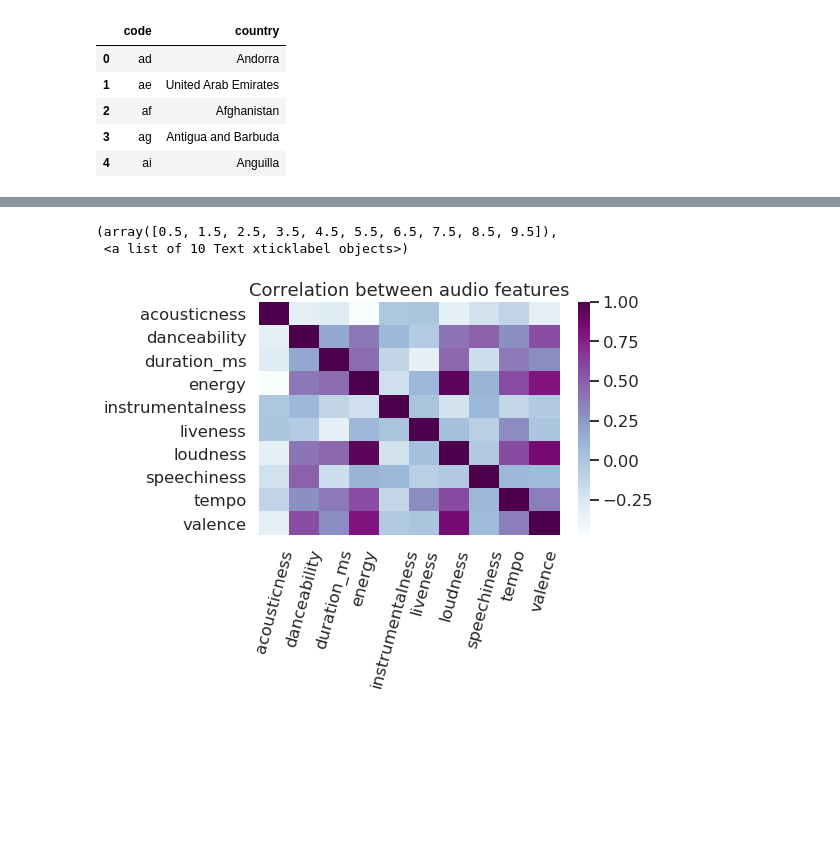
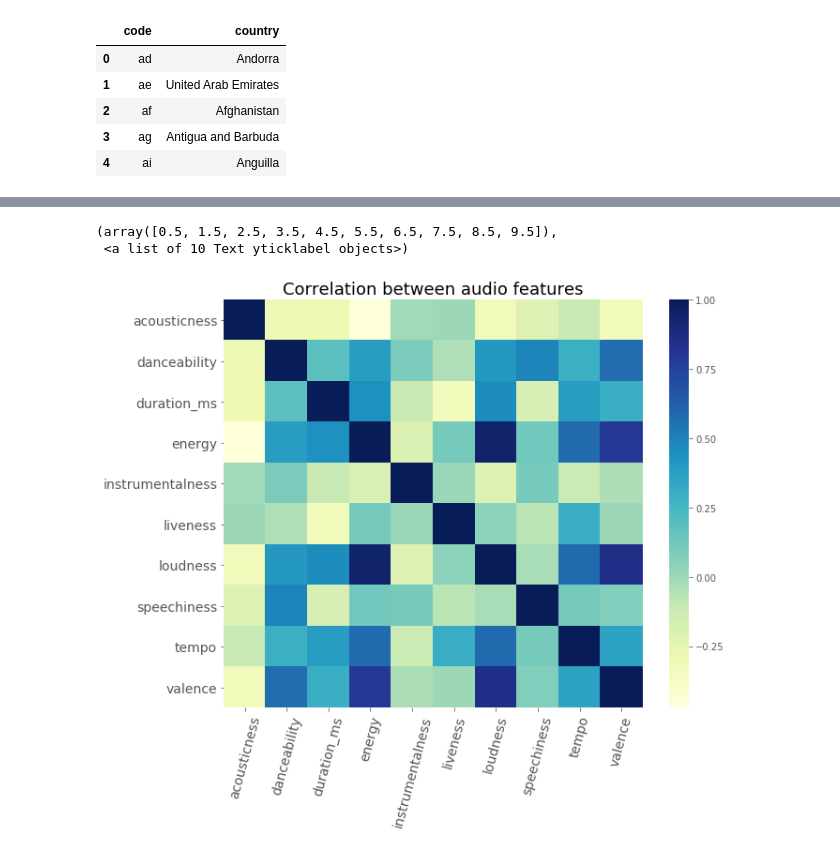
Before and after one commit to Rimab55/spotify_eda, a Jupyter notebook: project1_spotify.ipynb, the cells around one changed output, grey strips where cells are left out. Cells and saved outputs as stored; diff of their text form; code cells hidden in the pictures; blank space fills up the shorter version.

```diff
--- a/project1_spotify.ipynb
+++ b/project1_spotify.ipynb
@@ -171,6 +170,6 @@ df3.reset_index(inplace=True)
 # %%
 # Renaming column names
-df3.rename(columns={'country':'code','level_1':'rank'},inplace=True)
+df3.rename(columns={'level_0':'code','level_1':'rank'},inplace=True)
 df3.head()
 # %% [output]
 |  | code | rank | id |
@@ -192,8 +193,8 @@ merged_top10_features.head()
 | 3 | ar | 3 | 6MJUCumnQsQEKbCy28tbCP | 0.291 | https://api.spotify.com/v1/audio-... | 0.788 | 207853 | 0.771 | ... |
 | 4 | ar | 4 | 3dLiBBKbeUIhzGNeuo5JGS | 0.420 | https://api.spotify.com/v1/audio-... | 0.641 | 244771 | 0.652 | ... |
 # %%
-# To make the column "code" more readable, mapping to country name
-country_names = pd.read_csv('country_codes.csv')
+# To make the column "code" more readable and for mapping to country name in the next step
+country_names = pd.read_csv('country_codes.csv',encoding='latin-1')
 country_names.head()
 # %% [output]
 |  | code | country |
@@ -236,6 +234,3 @@ import seaborn as sns
-# %%
-currentpalette = sns.color_palette(palette = "muted",n_colors = 20)
-sns.set_palette(currentpalette)
 # %%
 plt.style.use("ggplot")
 plt.figure(figsize=(15,15))
@@ -261,7 +272,0 @@ Text(0.5, 1.0, 'Scatter Plot - Tempo and Danceability')
-# %%
-plt.style.use("ggplot")
-sns.set(style="darkgrid", context="talk")
-plt.figure(figsize=(10,10))
-dance_plot = sns.distplot(average_features.danceability)
-plt.title('Average danceability distribution')
-plt.tight_layout()
@@ -281,8 +293,12 @@ correl.head()
 # %%
-sns.heatmap(correl.corr(),cmap="BuPu")
-plt.title('Correlation between audio features')
-plt.xticks(rotation=75)
+# Heatmap to compare correlation between features
+
+plt.figure(figsize=(10,8))
+correl_heatmp = sns.heatmap(correl.corr(),cmap="YlGnBu")
+plt.title('Correlation between audio features', size = 18)
+plt.xticks(rotation=75, size = 14)
+plt.yticks(size = 14)
 # %% [output]
 (array([0.5, 1.5, 2.5, 3.5, 4.5, 5.5, 6.5, 7.5, 8.5, 9.5]),
- <a list of 10 Text xticklabel objects>)
+ <a list of 10 Text yticklabel objects>)
-[figure, old version]
+[figure, new version]
```
Also changed, not shown: parts of 22 cells of this notebook.
